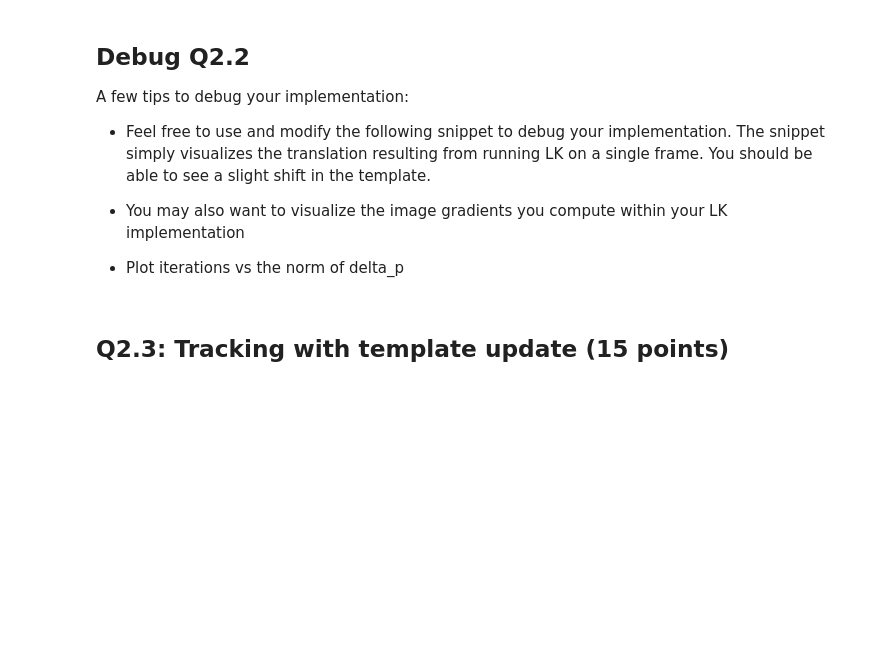
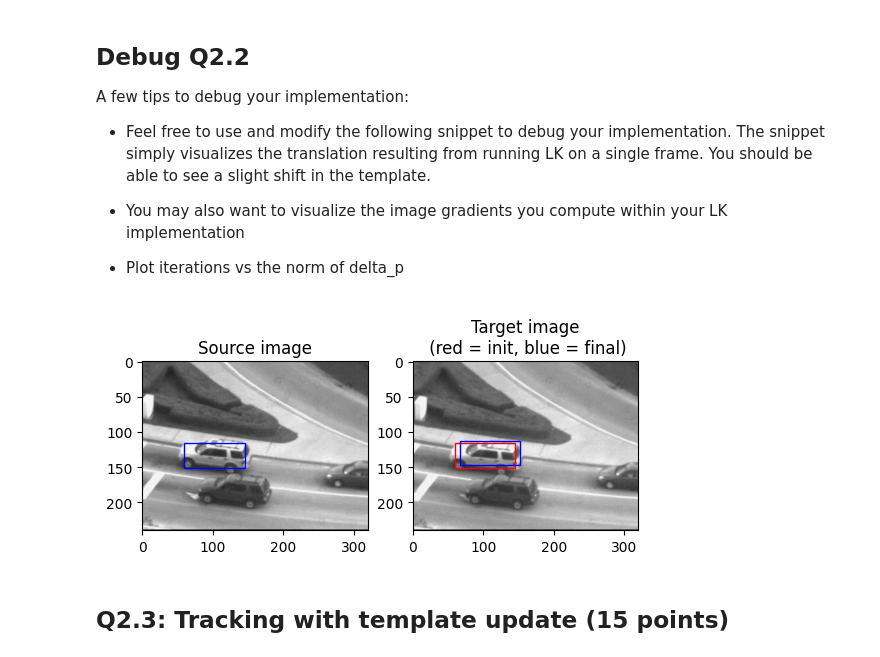
Before and after one commit to PAOK-2001/ComputerVision-16720, a Jupyter notebook: hw2/LucasKanade.ipynb, the cells around one changed output. Saved outputs shown, nothing was run; the diff lists cells and outputs as text; code cells hidden in the pictures; blank space fills up the shorter version.

```diff
--- a/hw2/LucasKanade.ipynb
+++ b/hw2/LucasKanade.ipynb
@@ -105,26 +183,29 @@ def draw_rect(rect,color):
 # %%
 num_iters = 100
 threshold = 0.01
-seq = np.load("/content/carseq.npy")
+seq = np.load("data/carseq.npy")
 rect = [59, 116, 145, 151]
 It = seq[:,:,0]
 
 # Source frame
 plt.figure()
 plt.subplot(1,2,1)
 plt.imshow(It, cmap='gray')
 plt.title('Source image')
 draw_rect(rect,'b')
 
 # Target frame + LK
-It1  = seq[:,:, 20]
+# It1  = seq[:,:, 20]
+It1  = seq[:,:, 2]
 plt.subplot(1,2,2)
 plt.imshow(It1, cmap='gray')
 plt.title('Target image\n (red = init, blue = final)')
 p = LucasKanade(It, It1, rect, threshold, num_iters, p0=np.zeros(2))
 rect_t1 = rect + np.concatenate((p,p))
 draw_rect(rect,'r')
 draw_rect(rect_t1,'b')
+# %% [output]
+[figure, added]
 # %% [markdown]
 ## Q2.3: Tracking with template update (15 points)
 # %%
```
Also changed, not shown: parts of 8 cells of this notebook, 1 other file.
